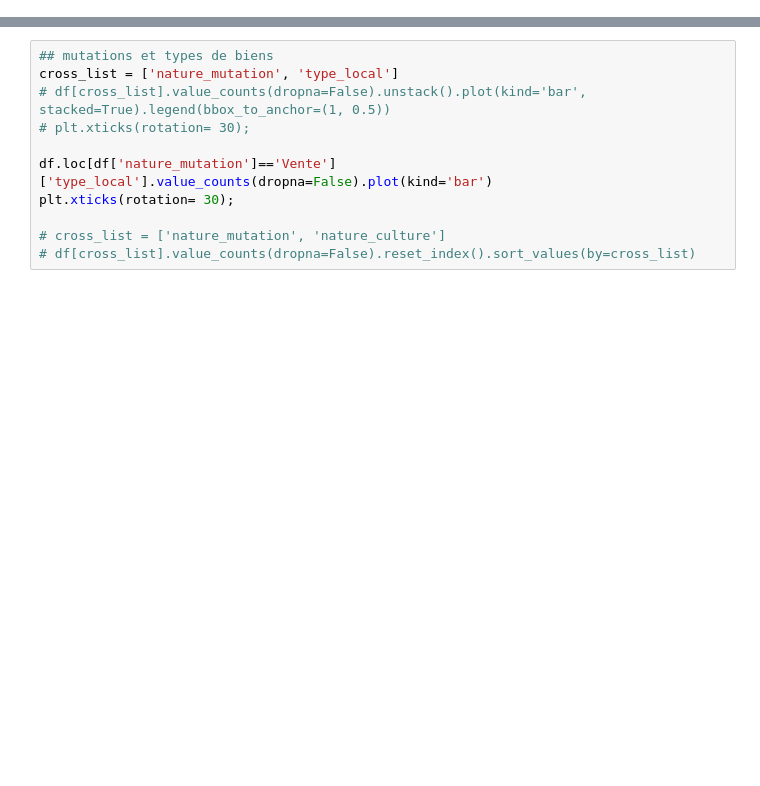
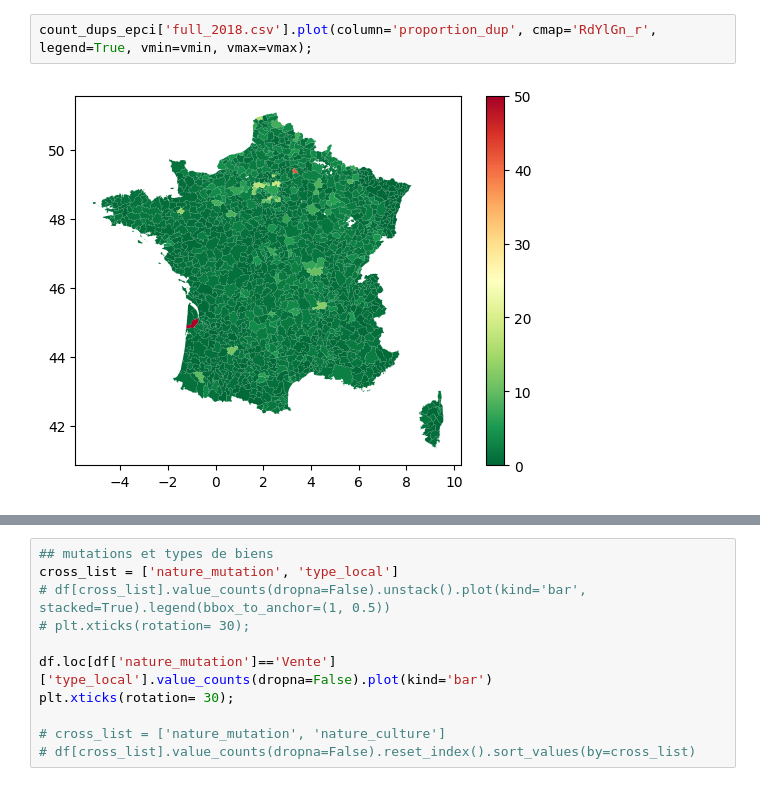
Before and after one commit to Pierlou/DVF, a Jupyter notebook: inconsistencies.ipynb, the cells around one changed output, grey strips where cells are left out. Cells and saved outputs as stored; diff of their text form; blank space fills up the shorter version.

```diff
--- a/inconsistencies.ipynb
+++ b/inconsistencies.ipynb
@@ -69,0 +254,4 @@ full_2022.csv
+# %%
+count_dups_epci['full_2018.csv'].plot(column='proportion_dup', cmap='RdYlGn_r', legend=True, vmin=vmin, vmax=vmax);
+# %% [output]
+[figure, added]
```
Also changed, not shown: parts of 41 cells of this notebook.
